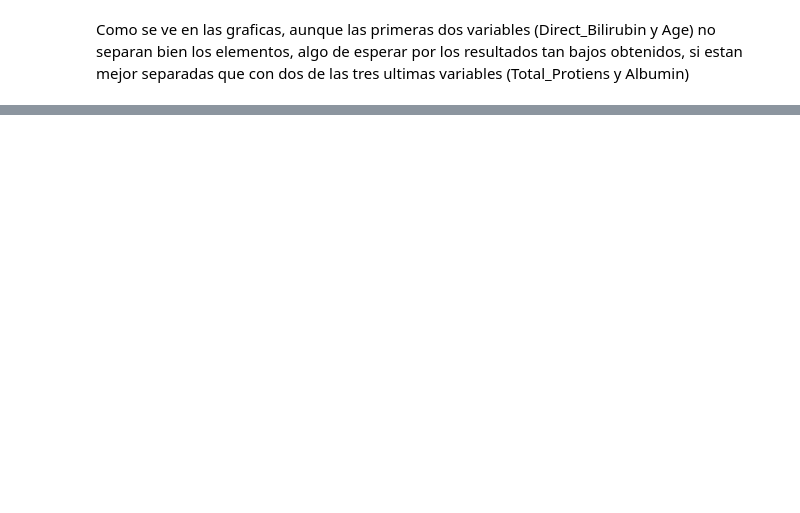
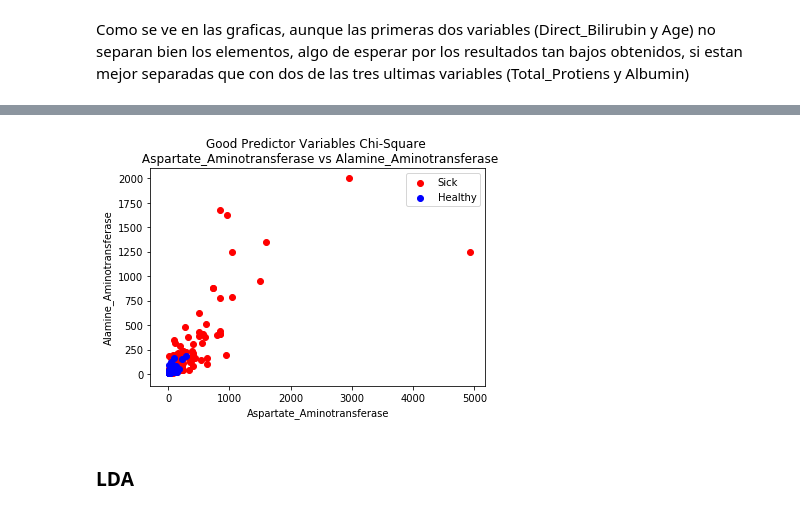
Before and after one commit to asharel/ml, a Jupyter notebook: LAB2/src/Practica2.ipynb, the cells around one changed output, grey strips where cells are left out. Cells and saved outputs as stored; diff of their text form; code cells hidden in the pictures; blank space fills up the shorter version.

```diff
--- a/LAB2/src/Practica2.ipynb
+++ b/LAB2/src/Practica2.ipynb
@@ -273 +296,14 @@ Index(['Aspartate_Aminotransferase', 'Alamine_Aminotransferase',
       dtype='object')
+# %%
+plt.figure()
+plt.scatter(dataset[dataset.Dataset==0].Aspartate_Aminotransferase,dataset[dataset.Dataset==0].Alamine_Aminotransferase, color='red')
+plt.scatter(dataset[dataset.Dataset==1].Aspartate_Aminotransferase,dataset[dataset.Dataset==1].Alamine_Aminotransferase, color='blue')
+plt.title('Good Predictor Variables Chi-Square \n Aspartate_Aminotransferase vs Alamine_Aminotransferase')
+plt.xlabel('Aspartate_Aminotransferase')
+plt.ylabel('Alamine_Aminotransferase')
+plt.legend(['Sick','Healthy'])
+plt.show()
+# %% [output]
+[figure, added]
+# %% [markdown]
+### LDA
```
Also changed, not shown: parts of 16 cells of this notebook, 1 other file.
